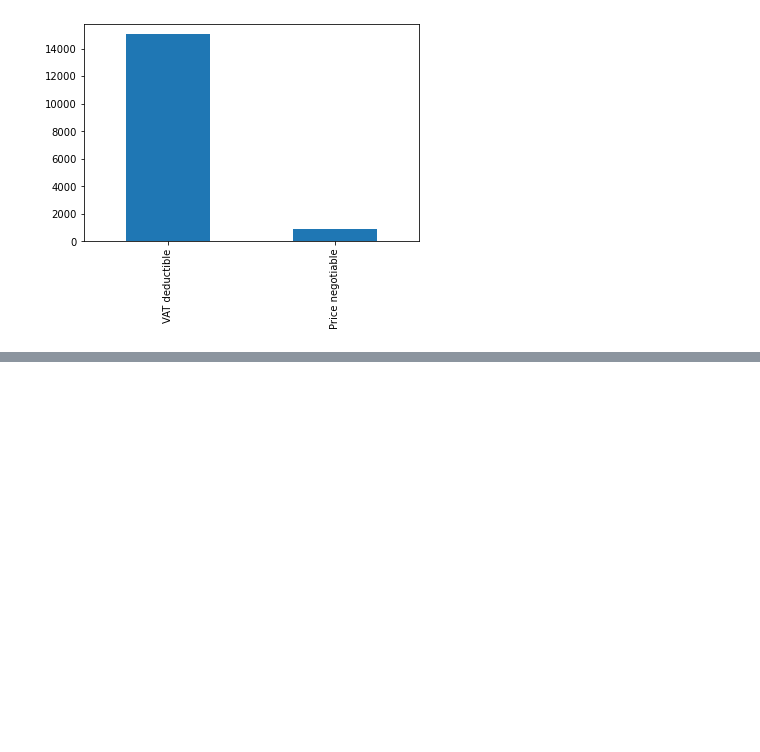
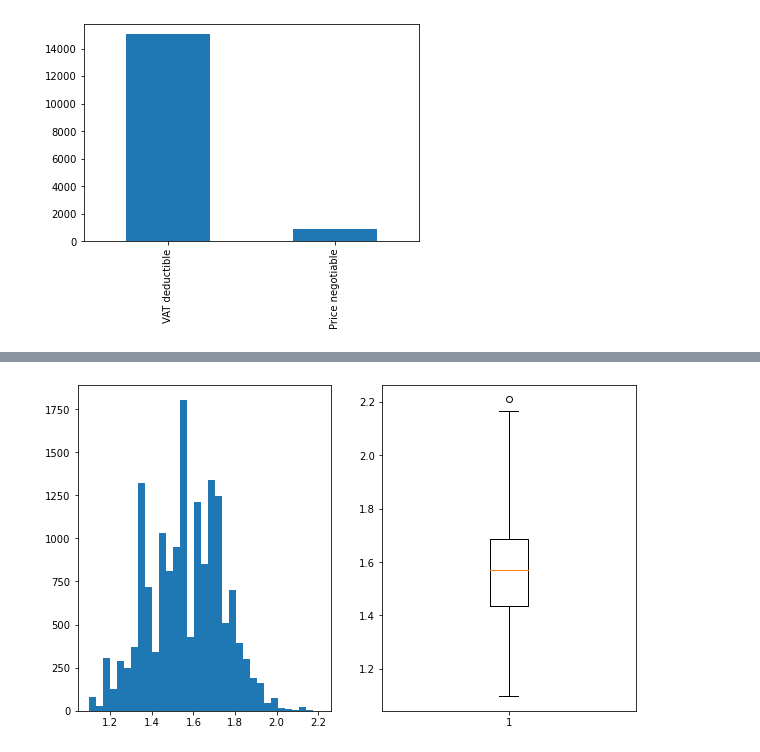
Before and after one commit to ahmet-caliskan/DS-Projects, a Jupyter notebook: EU1_DS_DADVPy_M1-(EDA)/Project_1_Cars.ipynb, the cells around one changed output, grey strips where cells are left out. Cells and saved outputs as stored; diff of their text form; code cells hidden in the pictures; blank space fills up the shorter version.

```diff
--- a/EU1_DS_DADVPy_M1-(EDA)/Project_1_Cars.ipynb
+++ b/EU1_DS_DADVPy_M1-(EDA)/Project_1_Cars.ipynb
@@ -2800,0 +2975,10 @@ df.vat.value_counts(dropna = False).plot(kind = 'bar')
+# %%
+plt.figure(figsize = (10, 6))
+plt.subplot(1,2,1)
+plt.hist(np.log(df.consumption_comb), bins = 33)
+plt.subplot(1,2,2)
+plt.boxplot(np.log(df.consumption_comb), whis = 2)
+
+plt.show()
+# %% [output]
+[figure, added]
```
Also changed, not shown: parts of 144 cells of this notebook, 7 other files.
